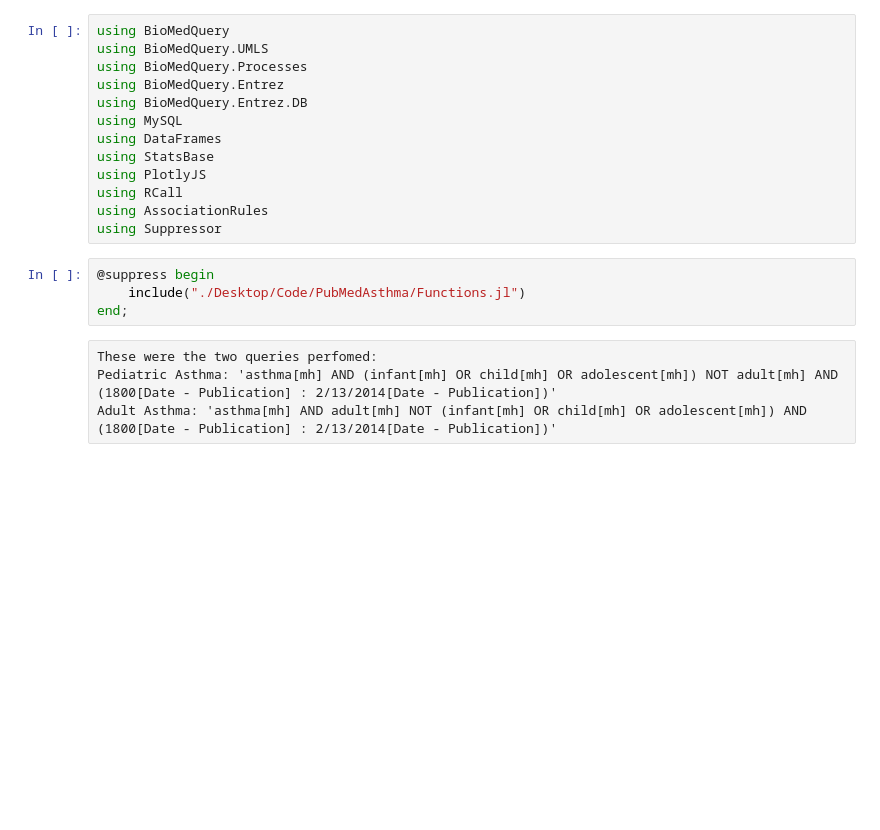
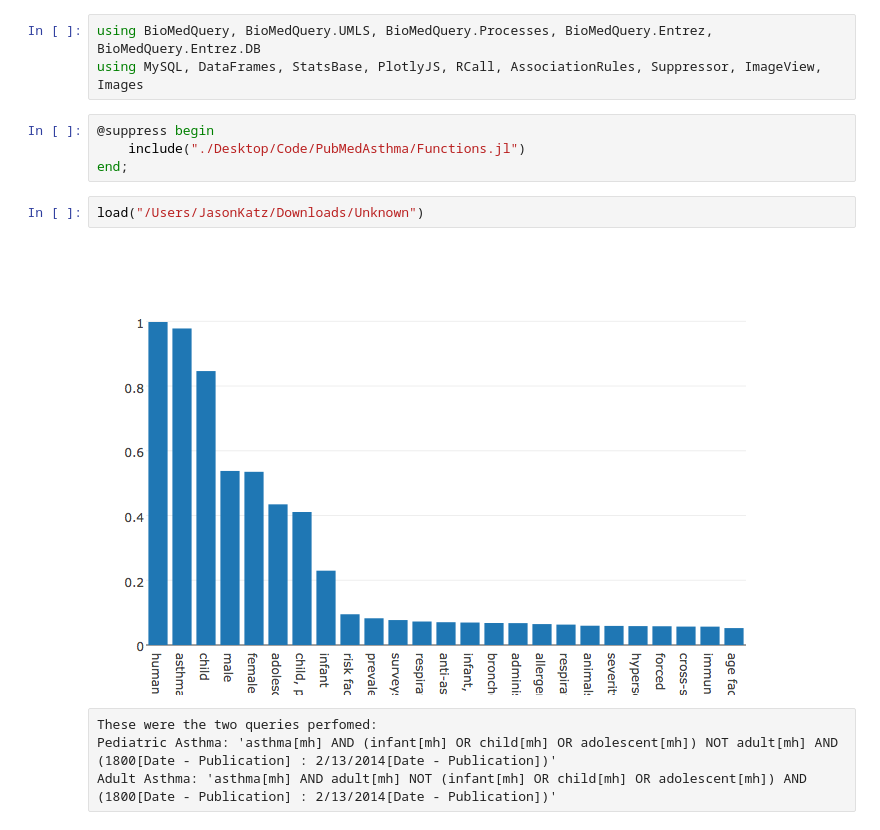
Before and after one commit to jasonk33/PubMedAsthma, a Jupyter notebook: JupyterNotebook.ipynb, the cells around one changed output. Saved outputs shown, nothing was run; the diff lists cells and outputs as text; blank space fills up the shorter version.

Commit message:
plots

```diff
--- a/JupyterNotebook.ipynb
+++ b/JupyterNotebook.ipynb
@@ -1,20 +1,14 @@
 # %%
-using BioMedQuery
-using BioMedQuery.UMLS
-using BioMedQuery.Processes
-using BioMedQuery.Entrez
-using BioMedQuery.Entrez.DB
-using MySQL
-using DataFrames
-using StatsBase
-using PlotlyJS
-using RCall
-using AssociationRules
-using Suppressor
+using BioMedQuery, BioMedQuery.UMLS, BioMedQuery.Processes, BioMedQuery.Entrez, BioMedQuery.Entrez.DB
+using MySQL, DataFrames, StatsBase, PlotlyJS, RCall, AssociationRules, Suppressor, ImageView, Images
 # %%
 @suppress begin
     include("./Desktop/Code/PubMedAsthma/Functions.jl")
 end;
+# %%
+load("/Users/JasonKatz/Downloads/Unknown")
+# %% [output]
+[figure, added]
 # %% [raw]
 These were the two queries perfomed:
 Pediatric Asthma: 'asthma[mh] AND (infant[mh] OR child[mh] OR adolescent[mh]) NOT adult[mh] AND (1800[Date - Publication] : 2/13/2014[Date - Publication])'
```
Also changed, not shown: parts of 8 cells of this notebook, 5 other files.
